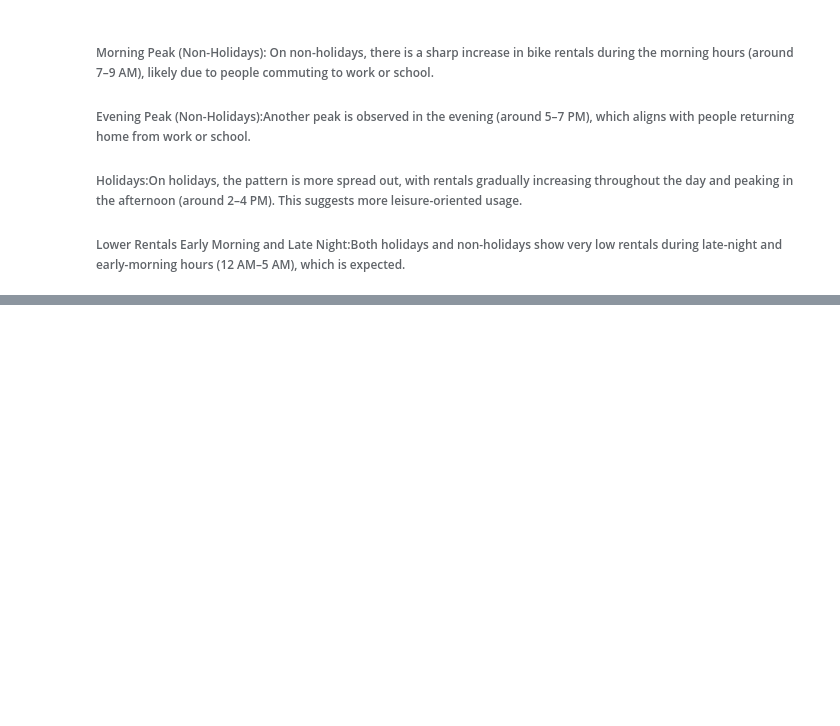
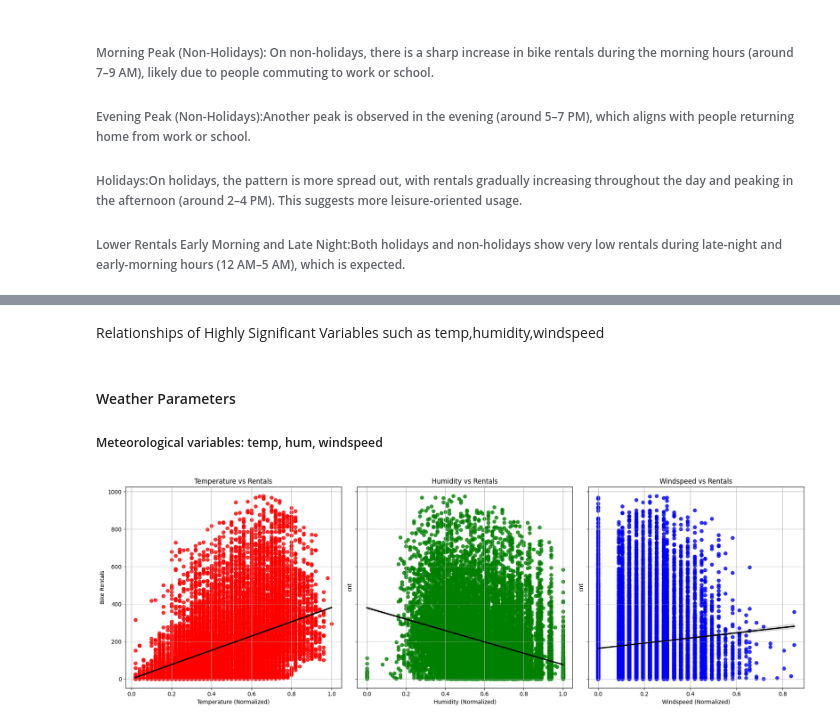
Before and after one commit to OmSingh2005/Bike-Rental-Trends-and-Forecasting, a Jupyter notebook: src/project.ipynb, the cells around one changed output, grey strips where cells are left out. Saved outputs shown, nothing was run; the diff lists cells and outputs as text; code cells hidden in the pictures; blank space fills up the shorter version.

```diff
--- a/src/project.ipynb
+++ b/src/project.ipynb
@@ -300,0 +283,31 @@ This notebook provided an exploratory analysis of the `day.csv` and `hour.csv` d
+# %% [markdown]
+Relationships of Highly Significant Variables such as temp,humidity,windspeed
+# %% [markdown]
+#### Weather Parameters
+##### Meteorological variables: temp, hum, windspeed
+# %%
+fig, axes = plt.subplots(1, 3, figsize=(18, 6), sharey=True)
+
+# Scatterplot: Rentals vs Temperature with regression line
+sns.regplot(ax=axes[0], x='temp', y='cnt', data=datat, scatter_kws={'color': 'red'}, line_kws={'color': 'black'})
+axes[0].set_title('Temperature vs Rentals')
+axes[0].set_xlabel('Temperature (Normalized)')
+axes[0].set_ylabel('Bike Rentals')
+axes[0].grid()
+
+# Scatterplot: Rentals vs Humidity with regression line
+sns.regplot(ax=axes[1], x='hum', y='cnt', data=datat, scatter_kws={'color': 'green'}, line_kws={'color': 'black'})
+axes[1].set_title('Humidity vs Rentals')
+axes[1].set_xlabel('Humidity (Normalized)')
+axes[1].grid()
+
+# Scatterplot: Rentals vs Windspeed with regression line
+sns.regplot(ax=axes[2], x='windspeed', y='cnt', data=datat, scatter_kws={'color': 'blue'}, line_kws={'color': 'black'})
+axes[2].set_title('Windspeed vs Rentals')
+axes[2].set_xlabel('Windspeed (Normalized)')
+axes[2].grid()
+
+plt.tight_layout()
+plt.show()
+# %% [output]
+[figure, added]
```
Also changed, not shown: parts of 28 cells of this notebook, 1 other file.
